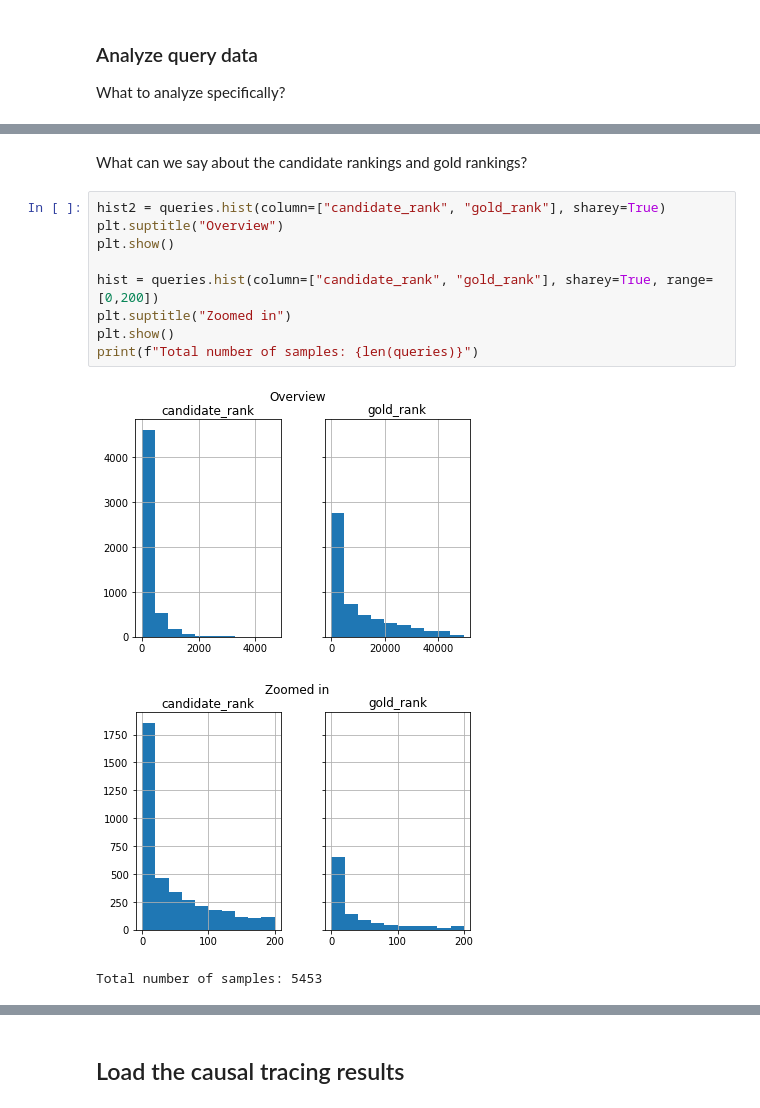
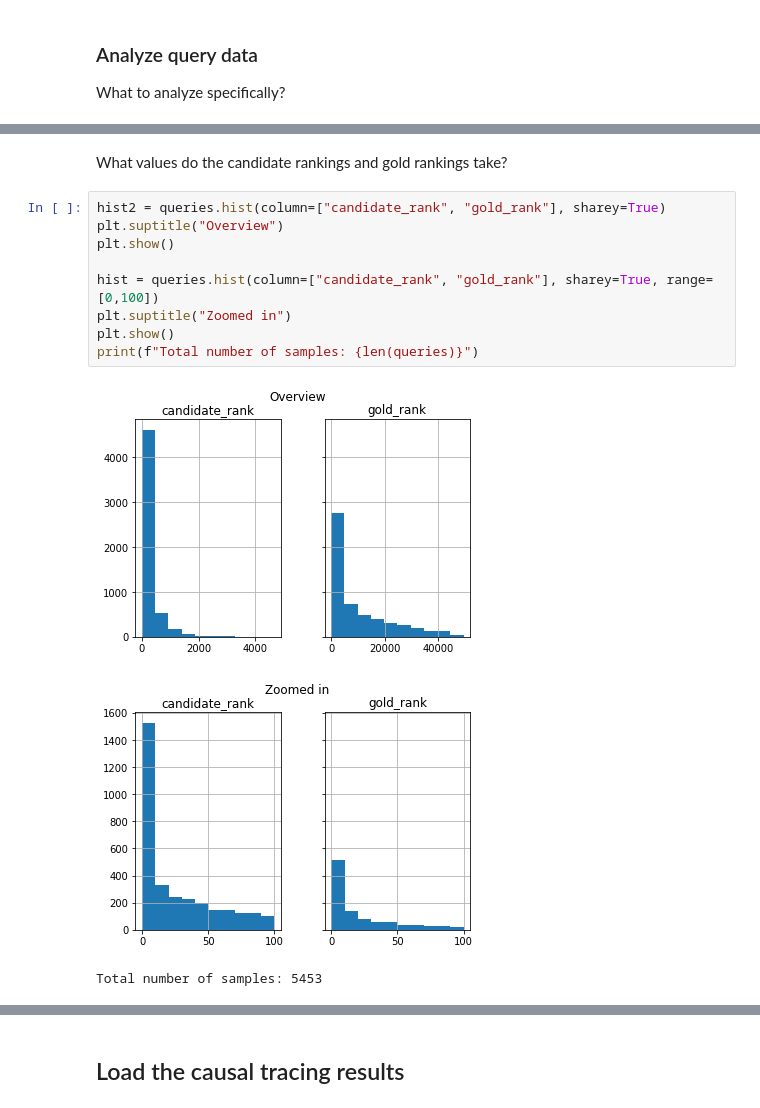
Before and after one commit to dsaynova/rome, a Jupyter notebook: notebooks/analyze_pararel_causal_tracing_results.ipynb, the cells around one changed output, grey strips where cells are left out. Drawn from its saved outputs; the diff is of its cells as text.

```diff
--- a/notebooks/analyze_pararel_causal_tracing_results.ipynb
+++ b/notebooks/analyze_pararel_causal_tracing_results.ipynb
@@ -33,15 +54,15 @@ What to analyze specifically?
 # %% [markdown]
-What can we say about the candidate rankings and gold rankings?
+What values do the candidate rankings and gold rankings take?
 # %%
 hist2 = queries.hist(column=["candidate_rank", "gold_rank"], sharey=True)
 plt.suptitle("Overview")
 plt.show()
 
-hist = queries.hist(column=["candidate_rank", "gold_rank"], sharey=True, range=[0,200])
+hist = queries.hist(column=["candidate_rank", "gold_rank"], sharey=True, range=[0,100])
 plt.suptitle("Zoomed in")
 plt.show()
 print(f"Total number of samples: {len(queries)}")
 # %% [output]
 [figure]
-[figure, old version]
+[figure, new version]
 Total number of samples: 5453
```
Also changed, not shown: parts of 9 cells of this notebook, 1 other file.
